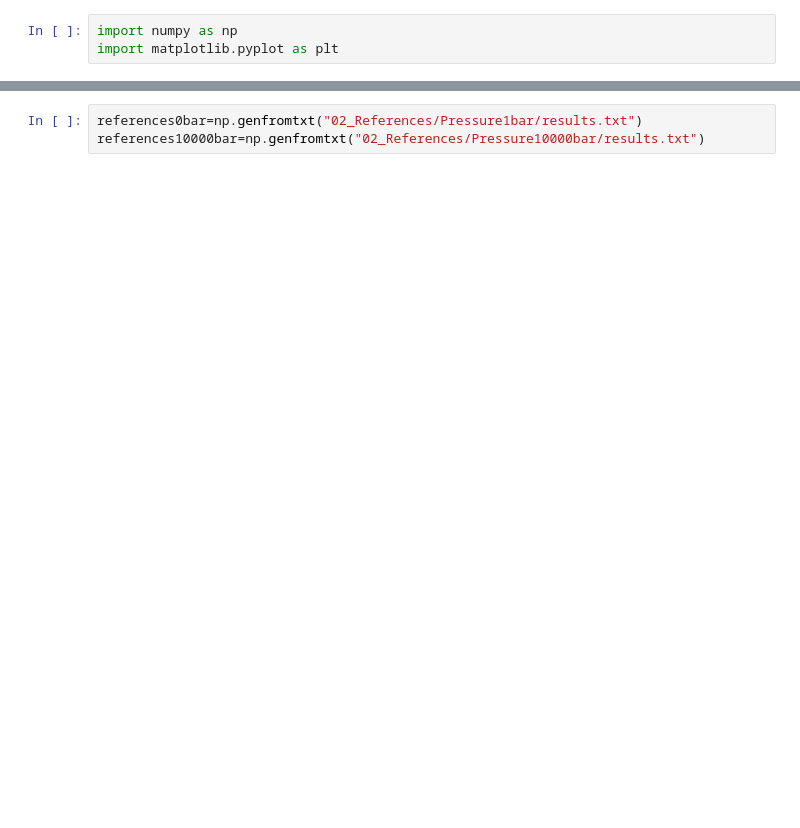
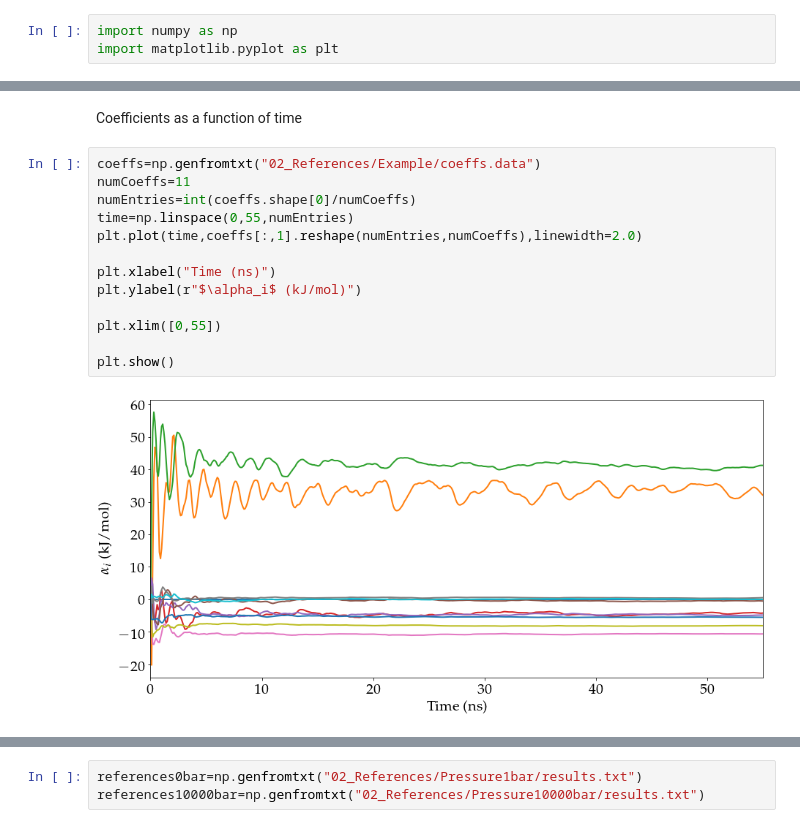
Before and after one commit to PabloPiaggi/JCP-2019, a Jupyter notebook: Na/Analysis.ipynb, the cells around one changed output, grey strips where cells are left out. Saved outputs shown, nothing was run; the diff lists cells and outputs as text; blank space fills up the shorter version.

```diff
--- a/Na/Analysis.ipynb
+++ b/Na/Analysis.ipynb
@@ -129,0 +78,17 @@ cm_fessa2 = LinearSegmentedColormap.from_list("fessa", [paletteFessa[1],hex_to_r
+# %% [markdown]
+Coefficients as a function of time
+# %%
+coeffs=np.genfromtxt("02_References/Example/coeffs.data")
+numCoeffs=11
+numEntries=int(coeffs.shape[0]/numCoeffs)
+time=np.linspace(0,55,numEntries)
+plt.plot(time,coeffs[:,1].reshape(numEntries,numCoeffs),linewidth=2.0)
+
+plt.xlabel("Time (ns)")
+plt.ylabel(r"$\alpha_i$ (kJ/mol)")
+
+plt.xlim([0,55])
+
+plt.show()
+# %% [output]
+[figure, added]
```
Also changed, not shown: parts of 33 cells of this notebook.
